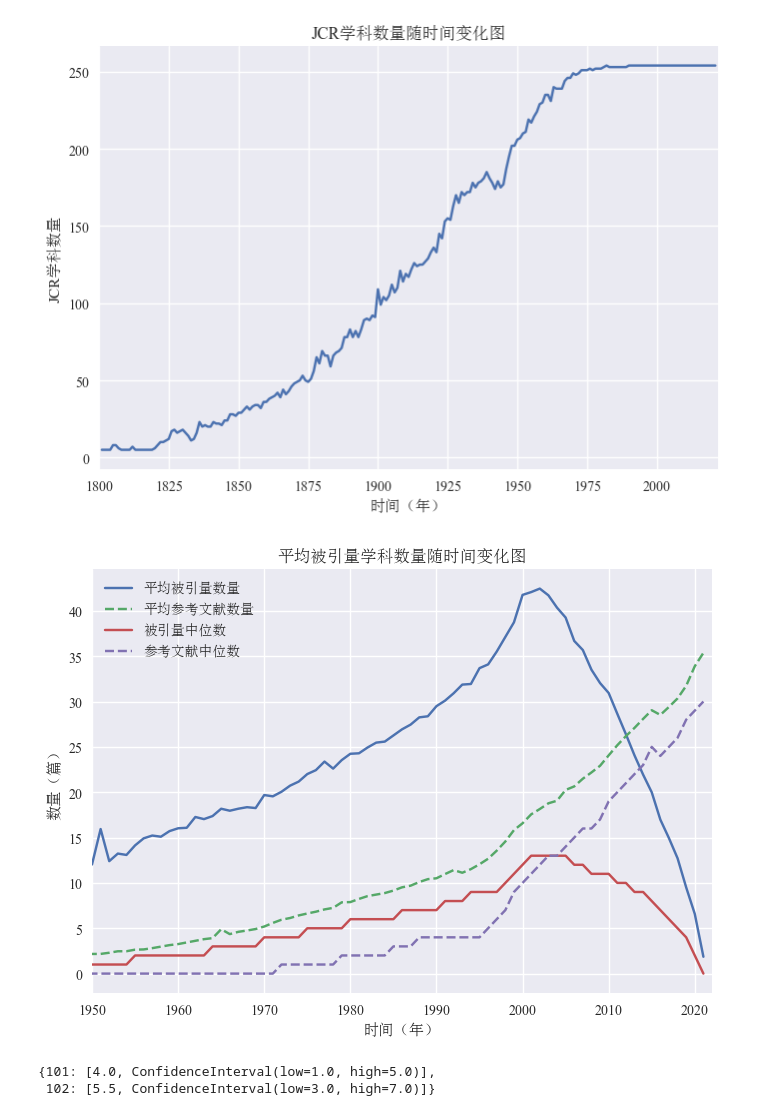
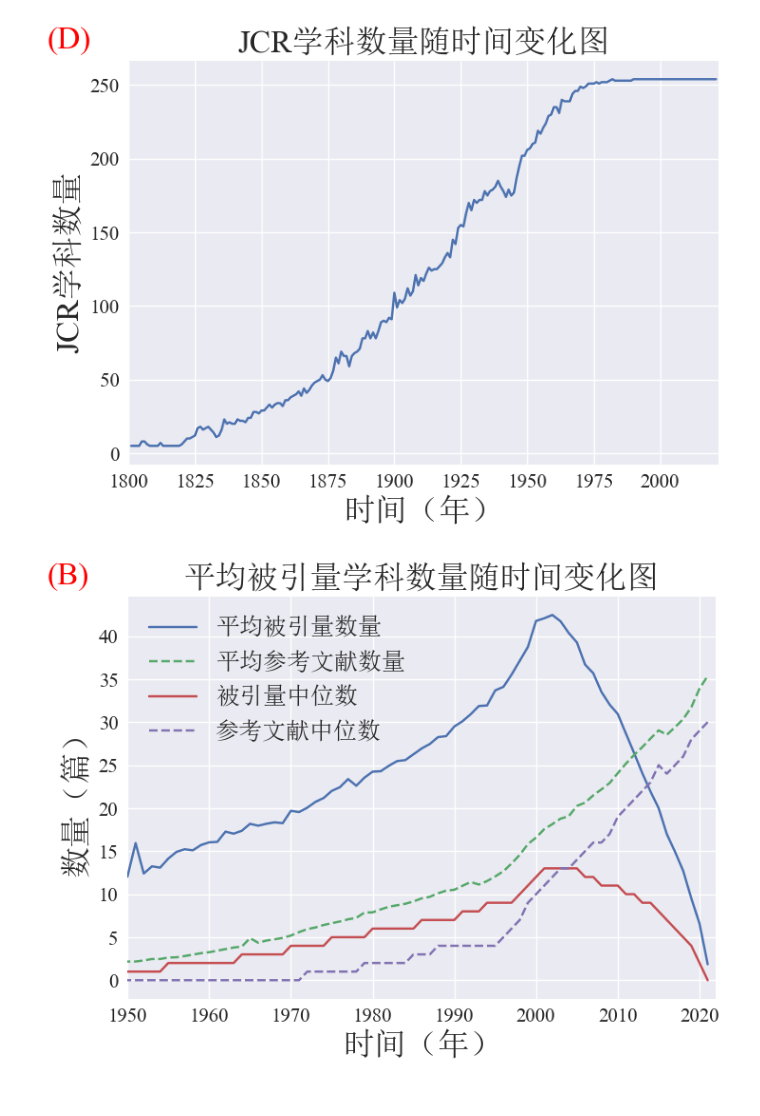
Before and after one commit to jiaweixu98/CrossBoundaryPerspective_InterdisciplinaryResearch, a Jupyter notebook: dataPrepare/easyDraw.ipynb, the cells around one changed output. Cells and saved outputs as stored; diff of their text form; code cells hidden in the pictures.

```diff
--- a/dataPrepare/easyDraw.ipynb
+++ b/dataPrepare/easyDraw.ipynb
@@ -5,7 +5,7 @@ import matplotlib.pyplot as plt
 from matplotlib import font_manager
 import pickle as pk
 plt.style.use('seaborn')
-plt.figure(figsize=(4,3), dpi=300)
+plt.figure(figsize=(4,3), dpi=400)
 # 字体加载
 font_path = "../../font/tnw+simsun.ttf"
 font_manager.fontManager.addfont(font_path)
@@ -13,6 +13,6 @@ prop = font_manager.FontProperties(fname=font_path)
 # 字体设置
 plt.rcParams['font.family'] = 'sans-serif'
 plt.rcParams['font.sans-serif'] = prop.get_name()  # 根据名称设置字体
-plt.rcParams['font.size'] = 12 # 设置字体大小
+plt.rcParams['font.size'] = 24 # 设置字体大小
 plt.rcParams['axes.unicode_minus'] = False # 使坐标轴刻度标签正常显示正负号
 # %% [output]
@@ -127,41 +142,63 @@ plt.show()
 years , categoryCount = zip(*sorted(numCategoryCounter.items()))
 fig, ax = plt.subplots()
 ax.plot(years,categoryCount)
-ax.set(xlabel='时间（年）', ylabel='JCR学科数量',
-       title='JCR学科数量随时间变化图')
+# ax.set(xlabel='时间（年）', ylabel='JCR学科数量',
+#        title='JCR学科数量随时间变化图')
+
+ax.set_ylabel('JCR学科数量', font=prop.get_name())
+ax.set_xlabel('时间（年）', font=prop.get_name())
+ax.set_title('JCR学科数量随时间变化图', font=prop.get_name())
+plt.ticklabel_format(style='plain')
+plt.text(-0.1,1.05,'(D)', color = 'red',
+horizontalalignment='center',verticalalignment='center',
+transform=ax.transAxes)
+ax.xaxis.set_tick_params(labelsize=15)
+ax.yaxis.set_tick_params(labelsize=15)
+
 plt.ticklabel_format(style='plain')
 
 # plt.text(-0.03,1.07,'(篇)',
 # horizontalalignment='center',verticalalignment='center',
 # transform=ax.transAxes)
 ax.set_xlim(1800, 2022)
-fig.savefig("学科数量随时间变化图.png",dpi=300)
+fig.savefig("学科数量随时间变化图.png",dpi=300,bbox_inches='tight')
 plt.show()
 # %% [output]
-[figure, old version]
+[figure, new version]
 # %%
 years , citationcount = zip(*sorted(numAvgcitationCountCounter.items()))
 years , refcount = zip(*sorted(numAvgreferencesCounter.items()))
 years , numBOOTSmedcitationCount = zip(*sorted(numBOOTSmedcitationCountCounter.items()))
 years , numBOOTSmedreferences = zip(*sorted(numBOOTSmedreferencesCounter.items()))
 
 fig, ax = plt.subplots()
 ax.plot(years,citationcount, label='平均被引量数量')
 ax.plot(years,refcount, linestyle='dashed', label='平均参考文献数量')
 ax.plot(years,numBOOTSmedcitationCount, label='被引量中位数')
 ax.plot(years,numBOOTSmedreferences, linestyle='dashed', label='参考文献中位数')
-ax.set(xlabel='时间（年）', ylabel='数量（篇）',
-       title='平均被引量学科数量随时间变化图')
+# ax.set(xlabel='时间（年）', ylabel='数量（篇）',
+#        title='平均被引量学科数量随时间变化图')
 plt.ticklabel_format(style='plain')
+
+
+ax.set_ylabel('数量（篇）', font=prop.get_name())
+ax.set_xlabel('时间（年）', font=prop.get_name())
+ax.set_title('平均被引量学科数量随时间变化图', font=prop.get_name())
+plt.text(-0.1,1.05,'(B)', color = 'red',
+horizontalalignment='center',verticalalignment='center',
+transform=ax.transAxes)
+ax.xaxis.set_tick_params(labelsize=15)
+ax.yaxis.set_tick_params(labelsize=15)
+
 
 # plt.text(-0.03,1.07,'(篇)',
 # horizontalalignment='center',verticalalignment='center',
 # transform=ax.transAxes)
 ax.set_xlim(1950, 2022)
 ax.set_yticks([i for i in range(0,41,5)])
-ax.legend()
-fig.savefig("被引量或参考文献数量随时间变化图.png",dpi=300)
+ax.legend(fontsize=18)
+fig.savefig("被引量或参考文献数量随时间变化图.png",dpi=300,bbox_inches='tight')
 plt.show()
 # %% [output]
-[figure, old version]
+[figure, new version]
 # %%
@@ -199,5 +235,0 @@ for k,v in numAvgcitationCountCounter.items():
-# %%
-numBOOTSmedcitationCountCounter
-# %% [output]
-{101: [4.0, ConfidenceInterval(low=1.0, high=5.0)],
- 102: [5.5, ConfidenceInterval(low=3.0, high=7.0)]}
```
Also changed, not shown: parts of 5 cells of this notebook, 22 other files.
